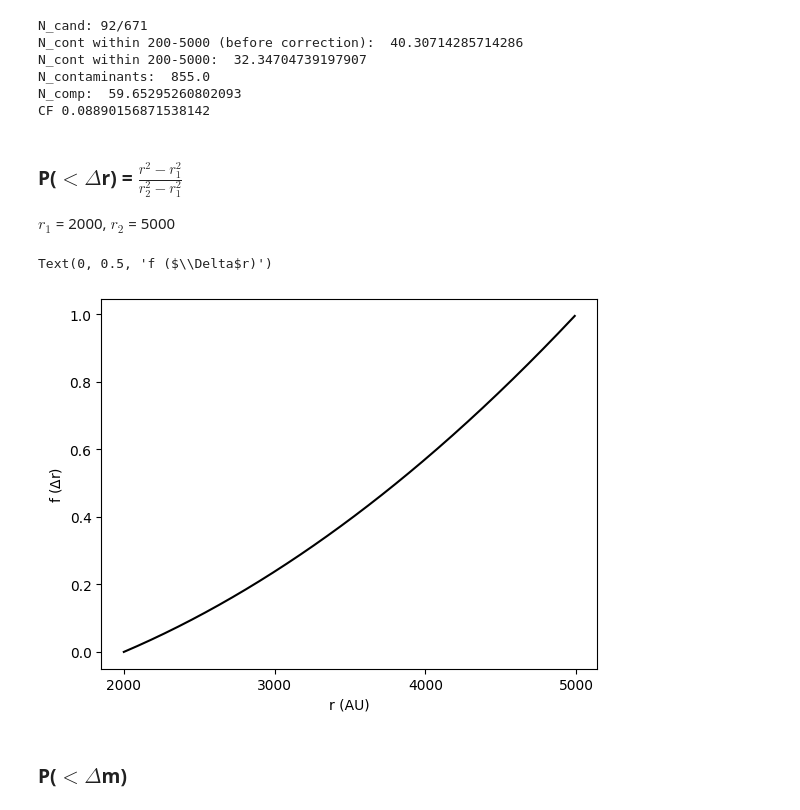
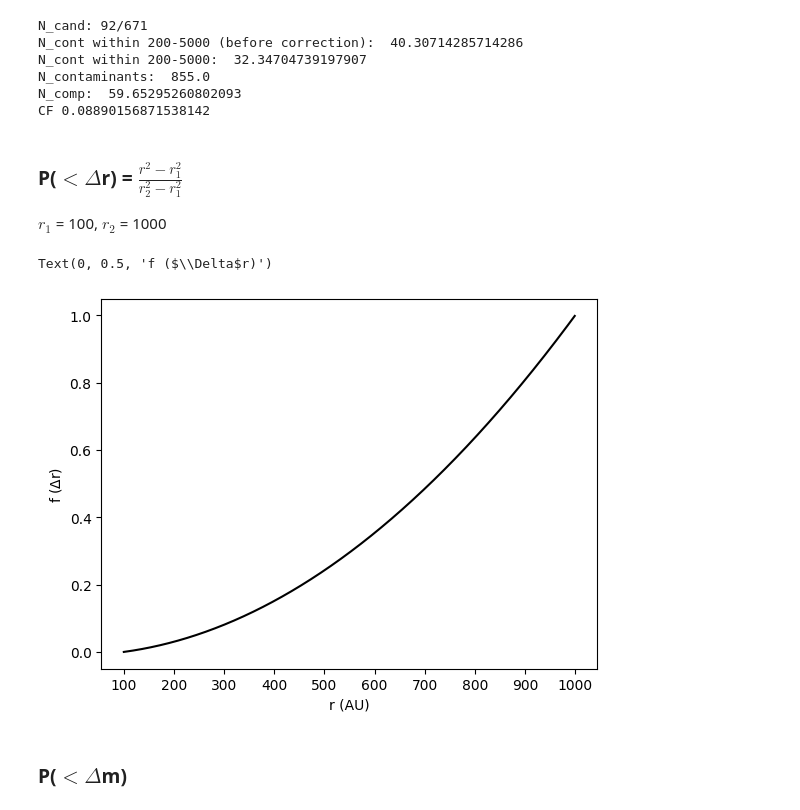
Before and after one commit to PrabhaniR/Artificial_Star_Test, a Jupyter notebook: CF - Probability.ipynb, the cells around one changed output. Saved outputs shown, nothing was run; the diff lists cells and outputs as text; code cells hidden in the pictures.

```diff
--- a/CF - Probability.ipynb
+++ b/CF - Probability.ipynb
@@ -373,21 +373,21 @@ bin_mean = np.mean(sig_bins, axis=0)/bin_areas
 # %% [markdown]
 ### P($<\Delta$r) = $\frac{r^2 - r^2_{1}}{r^2_{2} - r^2_{1}}$
 
-$r_1$ = 2000,
-$r_2$ = 5000
+$r_1$ = 100,
+$r_2$ = 1000
 # %%
 def P_r(r1, r2, dr):
     r = np.arange(r1, r2, dr)
     return (r**2 - r1**2)/(r2**2 - r1**2)
 # %%
 fig, ax = plt.subplots()
-ax.plot(np.arange(2000, 5000, 10), P_r(2000, 5000, 10), 'k-')
-ax.set_xticks(np.arange(2000, 5100, 1000))
+ax.plot(np.arange(100, 1000, 1), P_r(100, 1000, 1), 'k-')
+ax.set_xticks(np.arange(100, 1100, 100))
 ax.set_xlabel('r (AU)')
 ax.set_ylabel('f ($\Delta$r)')
 # %% [output]
 Text(0, 0.5, 'f ($\\Delta$r)')
-[figure, old version]
+[figure, new version]
 # %% [markdown]
 ### P($<\Delta$m)
 # %%
```
Also changed, not shown: parts of 11 cells of this notebook.
